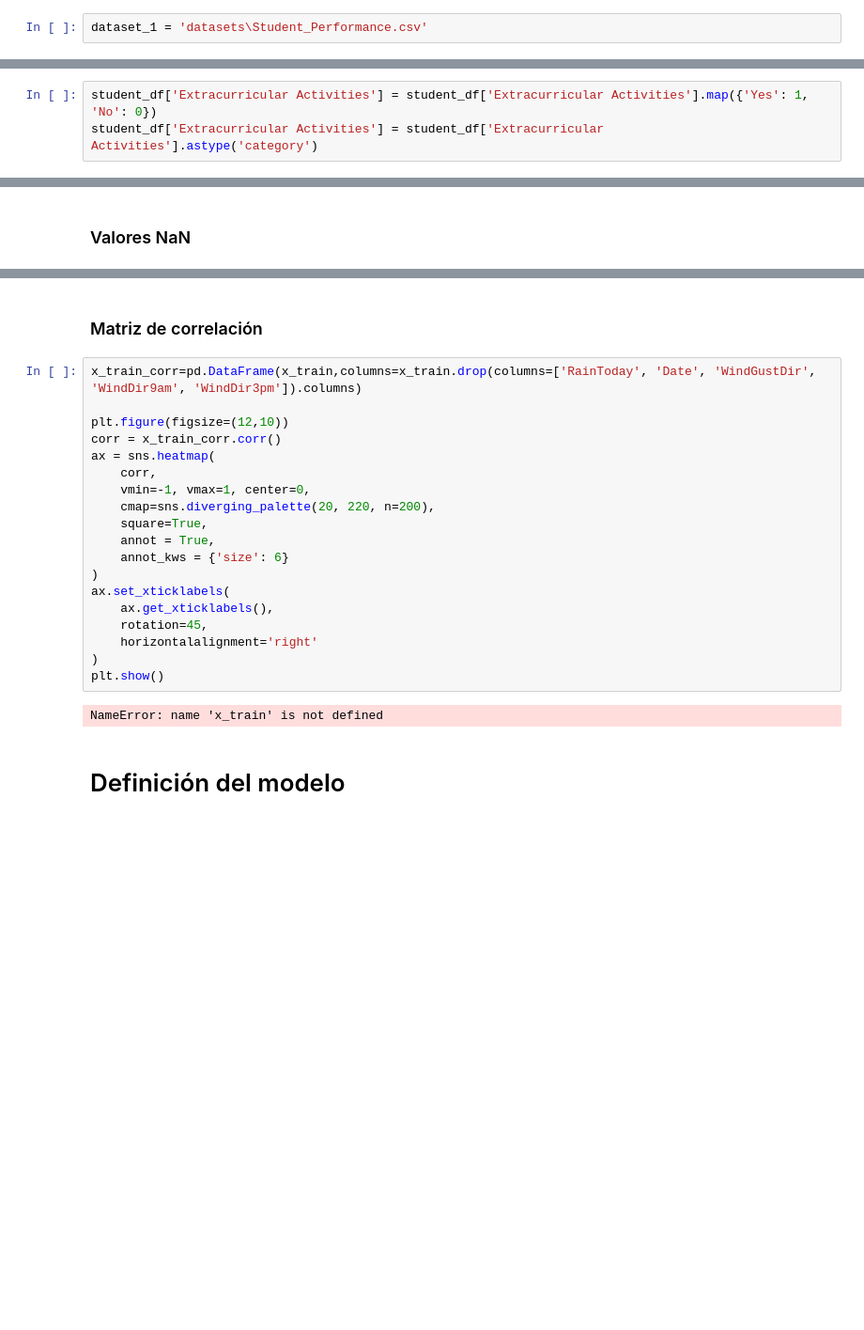
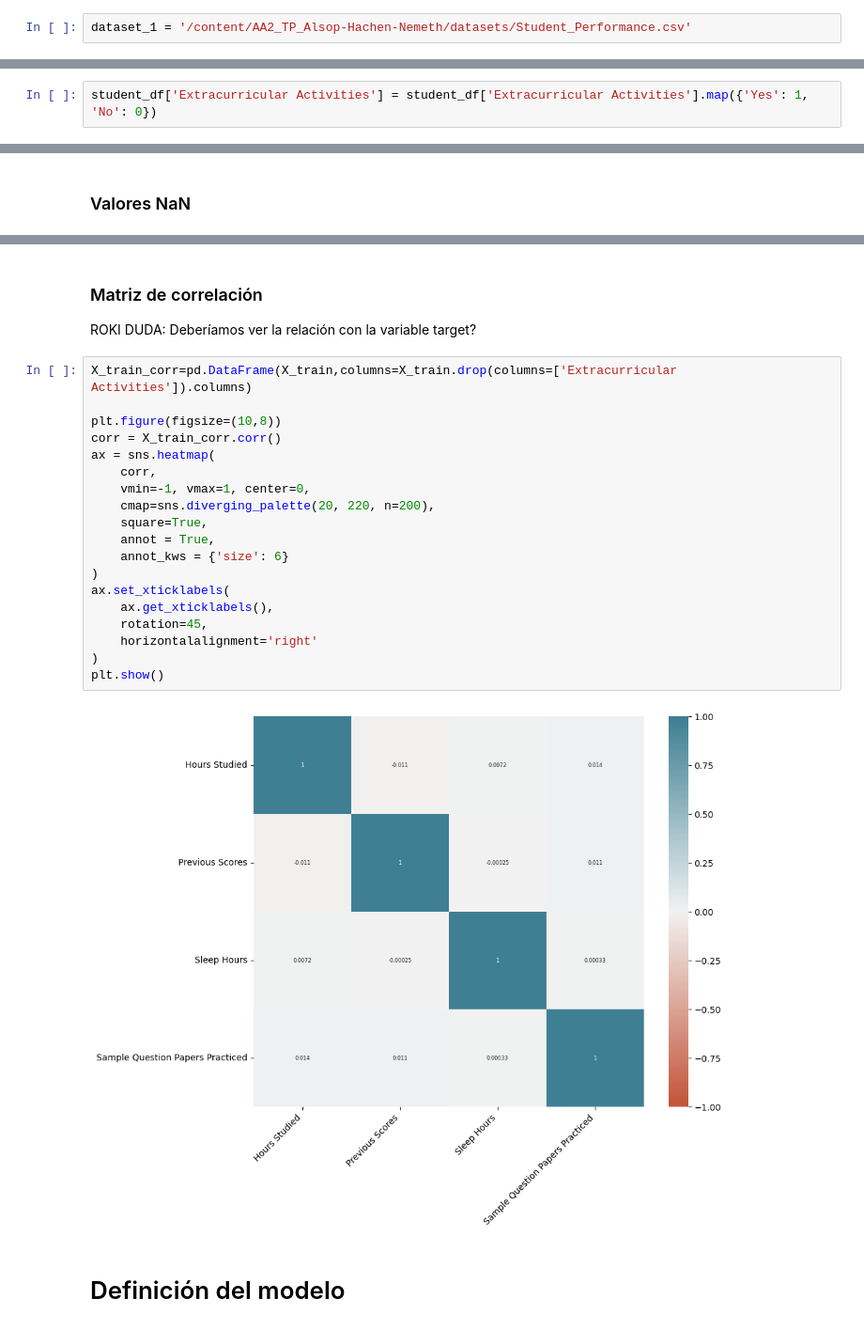
Before and after one commit to therokitoki/AA2_TP_Alsop-Hachen-Nemeth, a Jupyter notebook: ejercicio1.ipynb, the cells around one changed output, grey strips where cells are left out. Shown: that part at 94% size. Drawn from its saved outputs; the diff is of its cells as text; blank space fills up the shorter version.

```diff
--- a/ejercicio1.ipynb
+++ b/ejercicio1.ipynb
@@ -63,5 +55,5 @@ import pandas as pd
 # %%
-dataset_1 = 'datasets\Student_Performance.csv'
+dataset_1 = '/content/AA2_TP_Alsop-Hachen-Nemeth/datasets/Student_Performance.csv'
 # %%
 student_df = pd.read_csv(dataset_1)
 student_df.head(5)
@@ -94,4 +86,3 @@ Observamos que las variables cuantitativas están correctamente configuradas com
 Codificación de variables
 # %%
 student_df['Extracurricular Activities'] = student_df['Extracurricular Activities'].map({'Yes': 1, 'No': 0})
-student_df['Extracurricular Activities'] = student_df['Extracurricular Activities'].astype('category')
@@ -174,25 +155,27 @@ Filas duplicadas: 127
-# %% [markdown]
-### Matriz de correlación
+# %% [markdown]
+### Matriz de correlación
+
+ROKI DUDA: Deberíamos ver la relación con la variable target?
 # %%
-x_train_corr=pd.DataFrame(x_train,columns=x_train.drop(columns=['RainToday', 'Date', 'WindGustDir', 'WindDir9am', 'WindDir3pm']).columns)
+X_train_corr=pd.DataFrame(X_train,columns=X_train.drop(columns=['Extracurricular Activities']).columns)
 
-plt.figure(figsize=(12,10))
-corr = x_train_corr.corr()
+plt.figure(figsize=(10,8))
+corr = X_train_corr.corr()
 ax = sns.heatmap(
     corr,
     vmin=-1, vmax=1, center=0,
     cmap=sns.diverging_palette(20, 220, n=200),
     square=True,
     annot = True,
     annot_kws = {'size': 6}
 )
 ax.set_xticklabels(
     ax.get_xticklabels(),
     rotation=45,
     horizontalalignment='right'
 )
 plt.show()
 # %% [output]
-NameError: name 'x_train' is not defined
+[figure, added]
 # %% [markdown]
 # Definición del modelo
```
Also changed, not shown: parts of 11 cells of this notebook.
